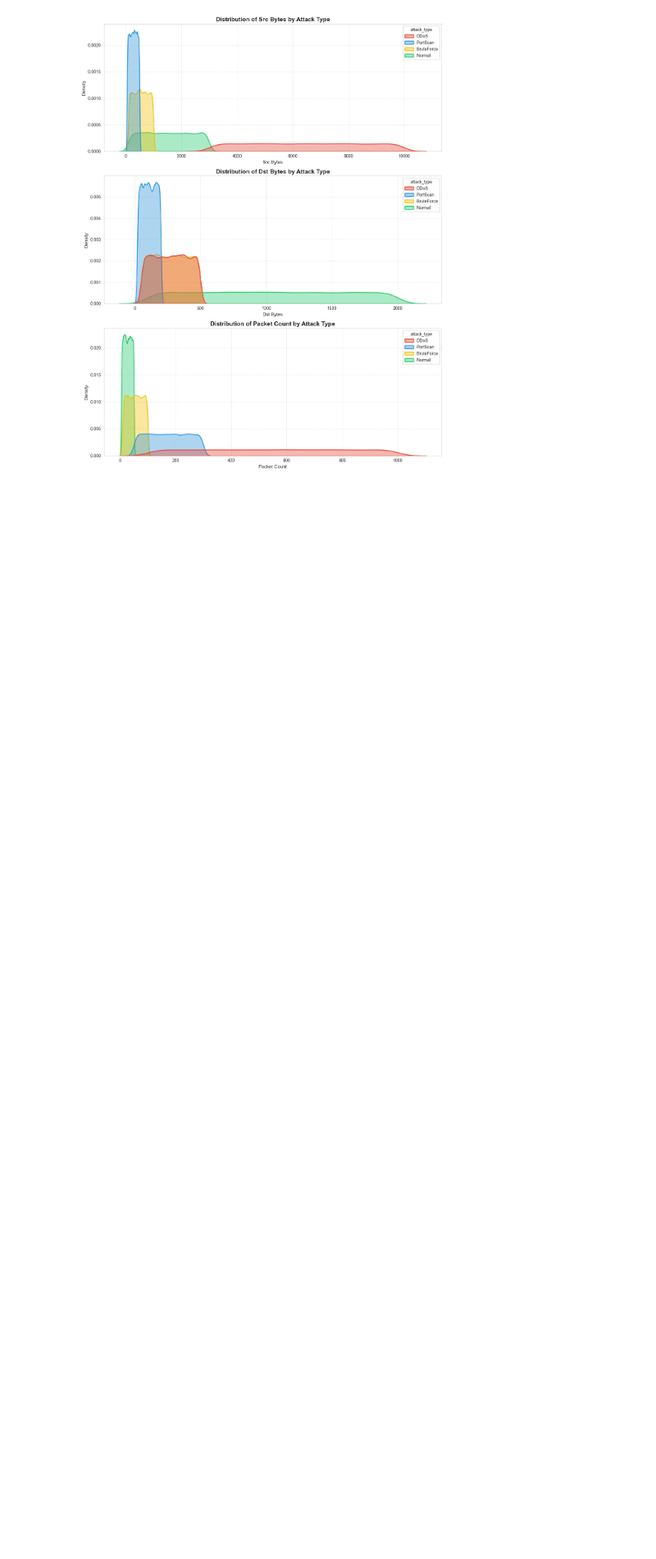
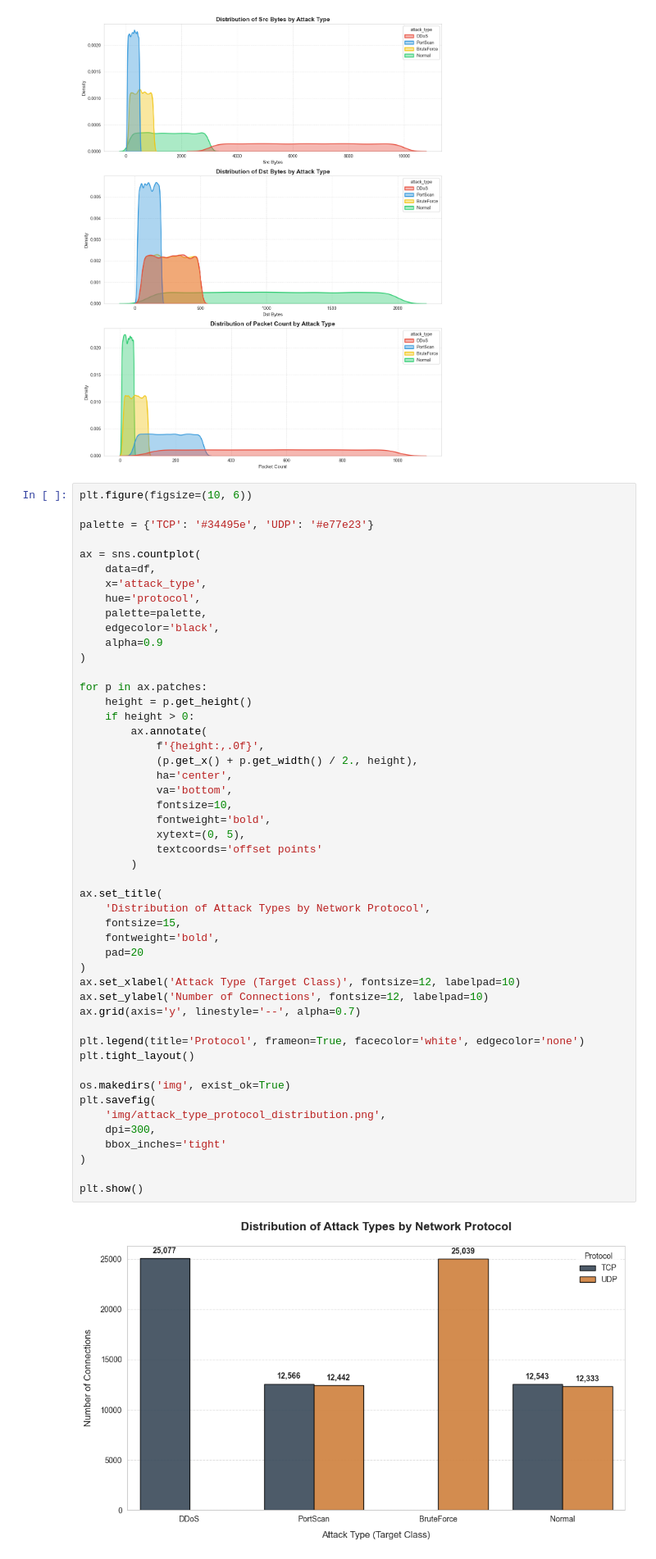
Before and after one commit to fathirrizkifadillah/Cyber-Security-Attack, a Jupyter notebook: main.ipynb, the cells around one changed output. Shown at 82% size. Cells and saved outputs as stored; diff of their text form; blank space fills up the shorter version.

Commit message:
Distribution of Attack Types by Network Protocol

```diff
--- a/main.ipynb
+++ b/main.ipynb
@@ -468,6 +468,57 @@ plt.savefig(
 plt.show()
 # %% [output]
 [figure]
+# %%
+plt.figure(figsize=(10, 6))
+
+palette = {'TCP': '#34495e', 'UDP': '#e77e23'}
+
+ax = sns.countplot(
+    data=df,
+    x='attack_type',
+    hue='protocol',
+    palette=palette,
+    edgecolor='black',
+    alpha=0.9
+)
+
+for p in ax.patches:
+    height = p.get_height()
+    if height > 0:
+        ax.annotate(
+            f'{height:,.0f}',
+            (p.get_x() + p.get_width() / 2., height),
+            ha='center',
+            va='bottom',
+            fontsize=10,
+            fontweight='bold',
+            xytext=(0, 5),
+            textcoords='offset points'
+        )
+
+ax.set_title(
+    'Distribution of Attack Types by Network Protocol',
+    fontsize=15,
+    fontweight='bold',
+    pad=20
+)
+ax.set_xlabel('Attack Type (Target Class)', fontsize=12, labelpad=10)
+ax.set_ylabel('Number of Connections', fontsize=12, labelpad=10)
+ax.grid(axis='y', linestyle='--', alpha=0.7)
+
+plt.legend(title='Protocol', frameon=True, facecolor='white', edgecolor='none')
+plt.tight_layout()
+
+os.makedirs('img', exist_ok=True)
+plt.savefig(
+    'img/attack_type_protocol_distribution.png',
+    dpi=300,
+    bbox_inches='tight'
+)
+
+plt.show()
+# %% [output]
+[figure, added]
 # %% [markdown]
 ## Chapter 3 : EDA
 # %% [markdown]
```
Also changed, not shown: 1 other file.
